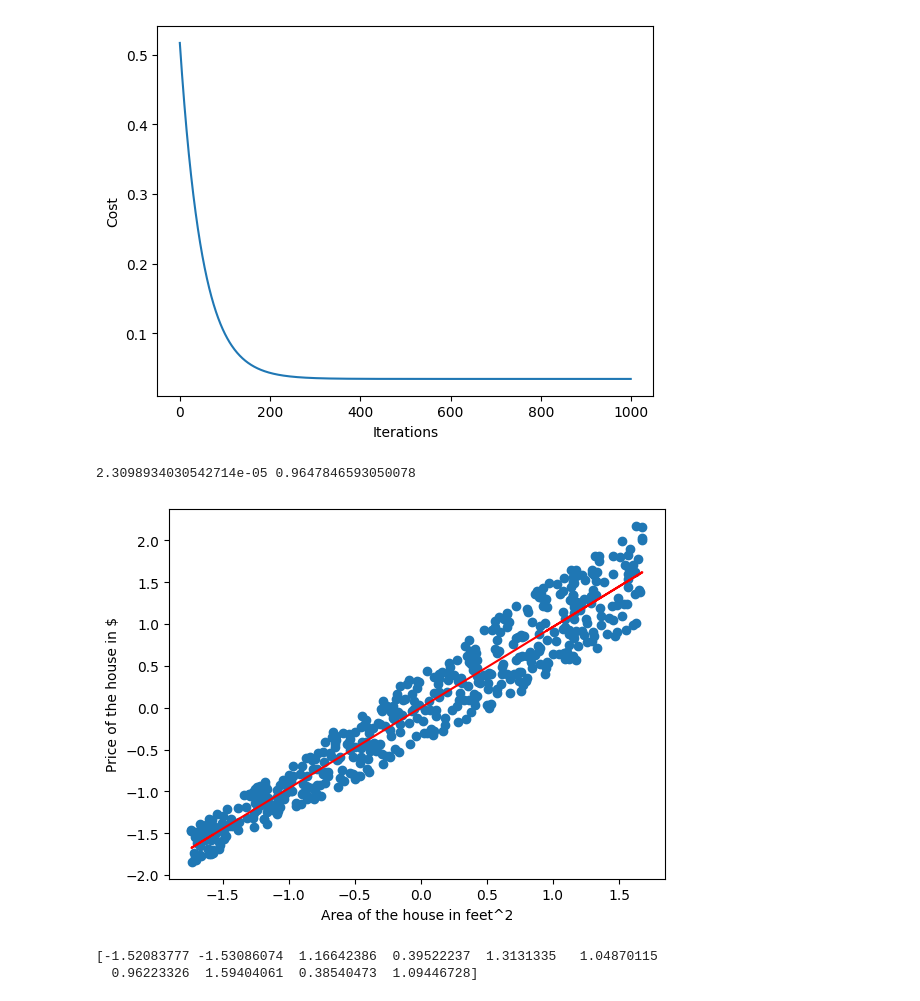
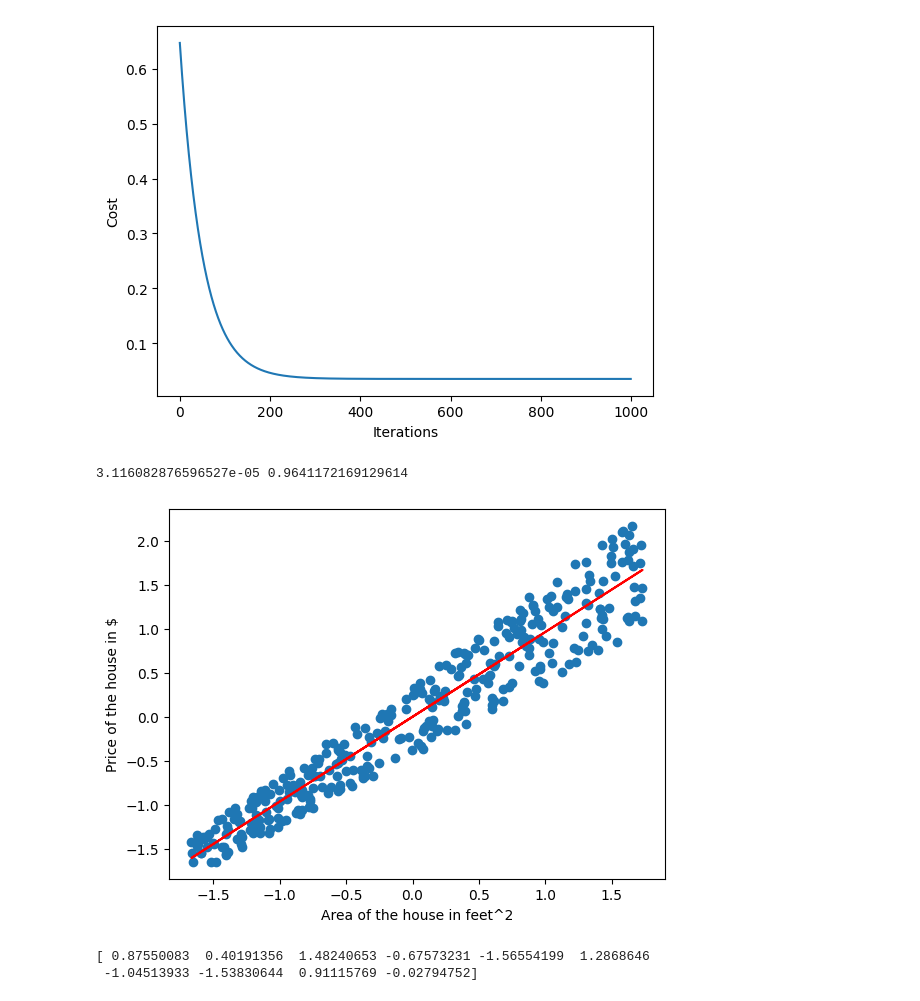
Before and after one commit to Abdullah0f/Machine-Learning-Models, a Jupyter notebook: Univariate linear reg.ipynb, the cells around one changed output. Saved outputs shown, nothing was run; the diff lists cells and outputs as text; code cells hidden in the pictures.

```diff
--- a/Univariate linear reg.ipynb
+++ b/Univariate linear reg.ipynb
@@ -3,12 +3,17 @@ import numpy as np
 import matplotlib.pyplot as plt
 # %%
 data_count = 500
+test_percent = 0.3
+train_count = round(data_count * (1 - test_percent))
+test_count = round(data_count * test_percent)
 # random data from 1000 to 3000 (the area of the house in feet^2)
-x_train = np.random.rand(data_count) * 2000 + 1000
+x_dataset = np.random.rand(train_count) * 2000 + 1000
+x_test = np.random.rand(test_count) * 2000 + 1000
 # generate an array with data_count length with random values from 230 to 300
 # these coficcients will be used to generate y_train
 coficcients = np.random.rand(data_count) * 70 + 230
 # generate y_train (the price of the house in $)
-y_train = x_train * coficcients
-print(y_train[0:10])
+y_dataset = x_dataset * coficcients[0:train_count]
+y_test = x_test * coficcients[train_count:data_count]
+print(y_dataset[0:10])
 # %% [output]
@@ -18,9 +23,9 @@ print(y_train[0:10])
 # %%
 # normalize data
 # subtract the mean and divide by the standard deviation
-original_x_train = x_train
-original_y_train = y_train
-x_train = (x_train - np.mean(x_train)) / np.std(x_train)
-y_train = (y_train - np.mean(y_train)) / np.std(y_train)
-print(y_train[0:10])
+original_x = x_dataset
+original_y = y_dataset
+x_dataset = (x_dataset - np.mean(x_dataset)) / np.std(x_dataset)
+y_dataset = (y_dataset - np.mean(y_dataset)) / np.std(y_dataset)
+print(y_dataset[0:10])
 # %% [output]
@@ -63,23 +68,23 @@ def gradient(t0, t1, x, y, alpha=0.25, iterations=1000, plot=False):
 
     return t0, t1
 # %%
-theta0, theta1 = gradient(theta0, theta1, x_train, y_train, 0.01, 1000, True)
+theta0, theta1 = gradient(theta0, theta1, x_dataset, y_dataset, 0.01, 1000, True)
 print(theta0, theta1)
 # %% [output]
-[figure, old version]
+[figure, new version]
-2.3098934030542714e-05 0.9647846593050078
+3.116082876596527e-05 0.9641172169129614
 # %%
 
-y_test = theta0 + theta1*x_train
-plt.scatter(x_train, y_train)
-plt.plot(x_train, y_test, c='r')
+y_trained = theta0 + theta1*x_dataset
+plt.scatter(x_dataset, y_dataset)
+plt.plot(x_dataset, y_trained, c='r')
 plt.xlabel("Area of the house in feet^2")
 plt.ylabel("Price of the house in $")
 plt.show()
-print(y_test[0:10])
+print(y_trained[0:10])
 # %% [output]
-[figure, old version]
+[figure, new version]
-[-1.52083777 -1.53086074  1.16642386  0.39522237  1.3131335   1.04870115
-  0.96223326  1.59404061  0.38540473  1.09446728]
+[ 0.87550083  0.40191356  1.48240653 -0.67573231 -1.56554199  1.2868646
+ -1.04513933 -1.53830644  0.91115769 -0.02794752]
 # %%
 # get the original data
```
Also changed, not shown: parts of 6 cells of this notebook.
